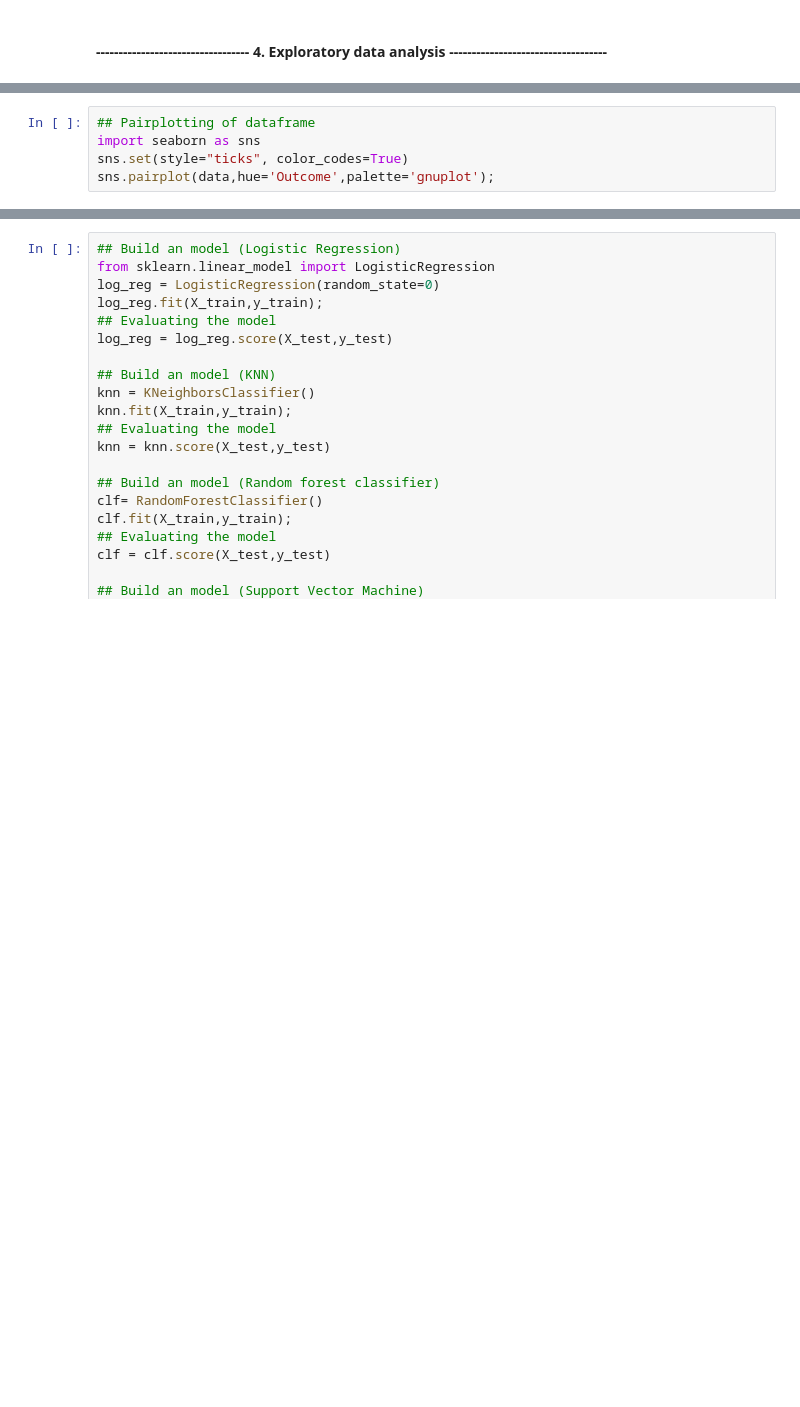
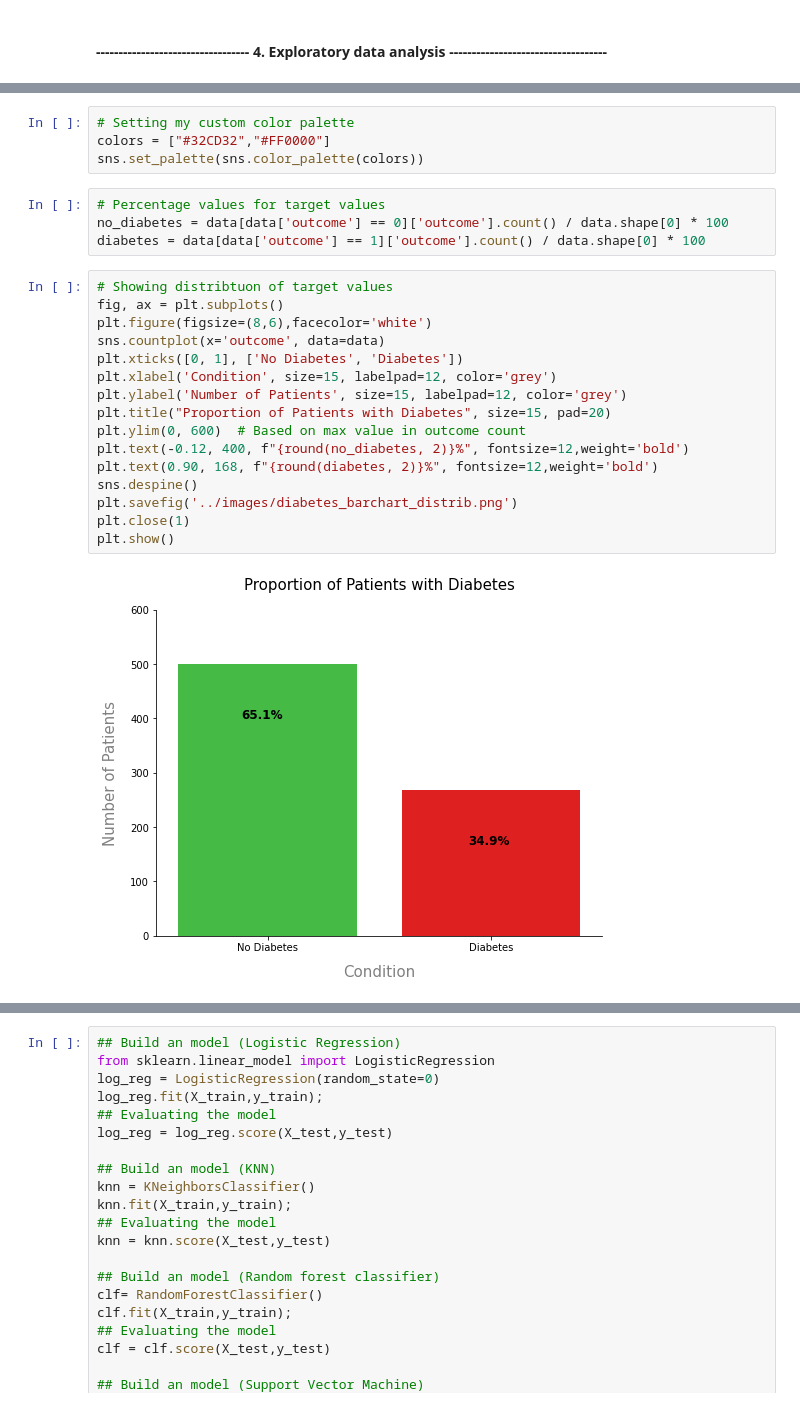
Before and after one commit to MattithyahuData/P7-Diabetes-Prediction, a Jupyter notebook: Code/P7 Code.ipynb, the cells around one changed output, grey strips where cells are left out. Drawn from its saved outputs; the diff is of its cells as text; blank space fills up the shorter version.

```diff
--- a/Code/P7 Code.ipynb
+++ b/Code/P7 Code.ipynb
@@ -144,5 +180,0 @@ plt.legend(["Diabetes","No Diabetes"]);
-# %%
-## Pairplotting of dataframe
-import seaborn as sns
-sns.set(style="ticks", color_codes=True)
-sns.pairplot(data,hue='Outcome',palette='gnuplot');
@@ -200,0 +216,26 @@ We are going to train our model on 4 algorithms
+# %%
+# Setting my custom color palette
+colors = ["#32CD32","#FF0000"]
+sns.set_palette(sns.color_palette(colors))
+# %%
+# Percentage values for target values
+no_diabetes = data[data['outcome'] == 0]['outcome'].count() / data.shape[0] * 100
+diabetes = data[data['outcome'] == 1]['outcome'].count() / data.shape[0] * 100
+# %%
+# Showing distribtuon of target values
+fig, ax = plt.subplots()
+plt.figure(figsize=(8,6),facecolor='white')
+sns.countplot(x='outcome', data=data)
+plt.xticks([0, 1], ['No Diabetes', 'Diabetes'])
+plt.xlabel('Condition', size=15, labelpad=12, color='grey')
+plt.ylabel('Number of Patients', size=15, labelpad=12, color='grey')
+plt.title("Proportion of Patients with Diabetes", size=15, pad=20)
+plt.ylim(0, 600)  # Based on max value in outcome count
+plt.text(-0.12, 400, f"{round(no_diabetes, 2)}%", fontsize=12,weight='bold')
+plt.text(0.90, 168, f"{round(diabetes, 2)}%", fontsize=12,weight='bold')
+sns.despine()
+plt.savefig('../images/diabetes_barchart_distrib.png')
+plt.close(1)
+plt.show()
+# %% [output]
+[figure, added]
```
Also changed, not shown: parts of 65 cells of this notebook, 9 other files.
